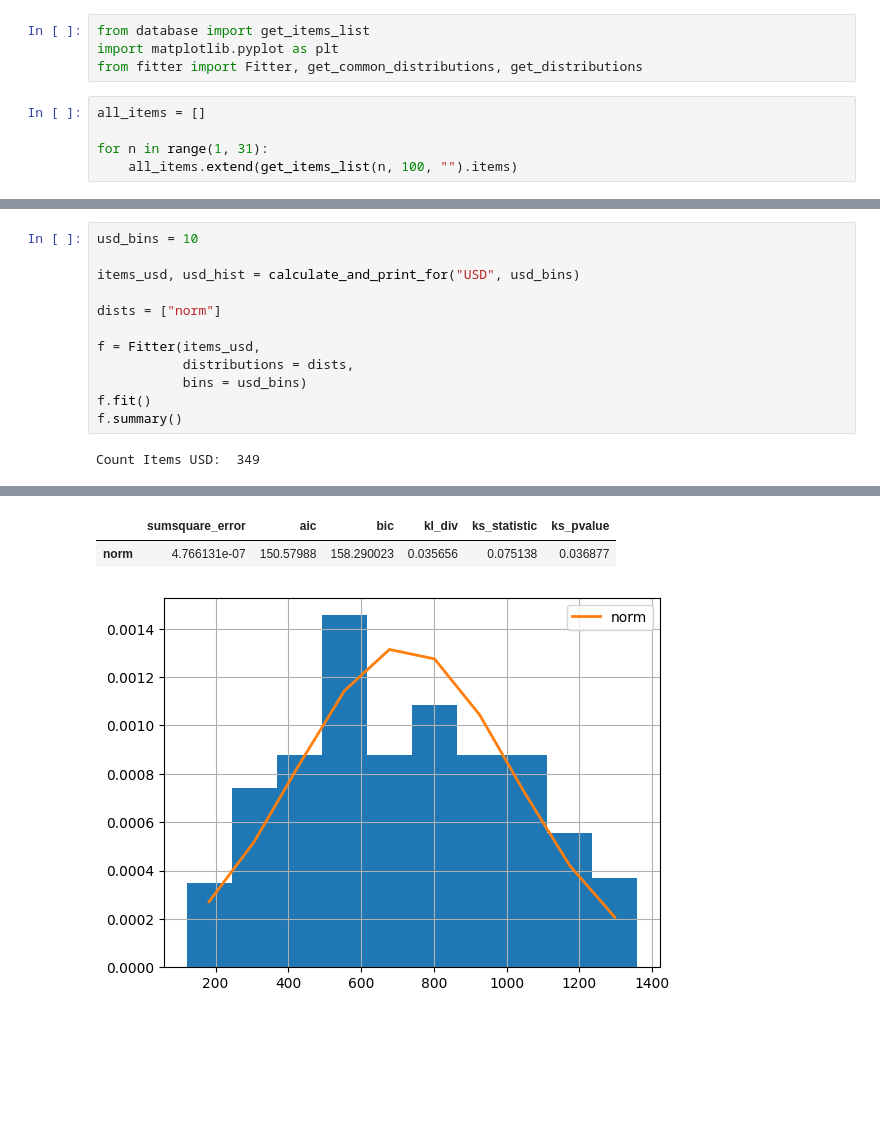
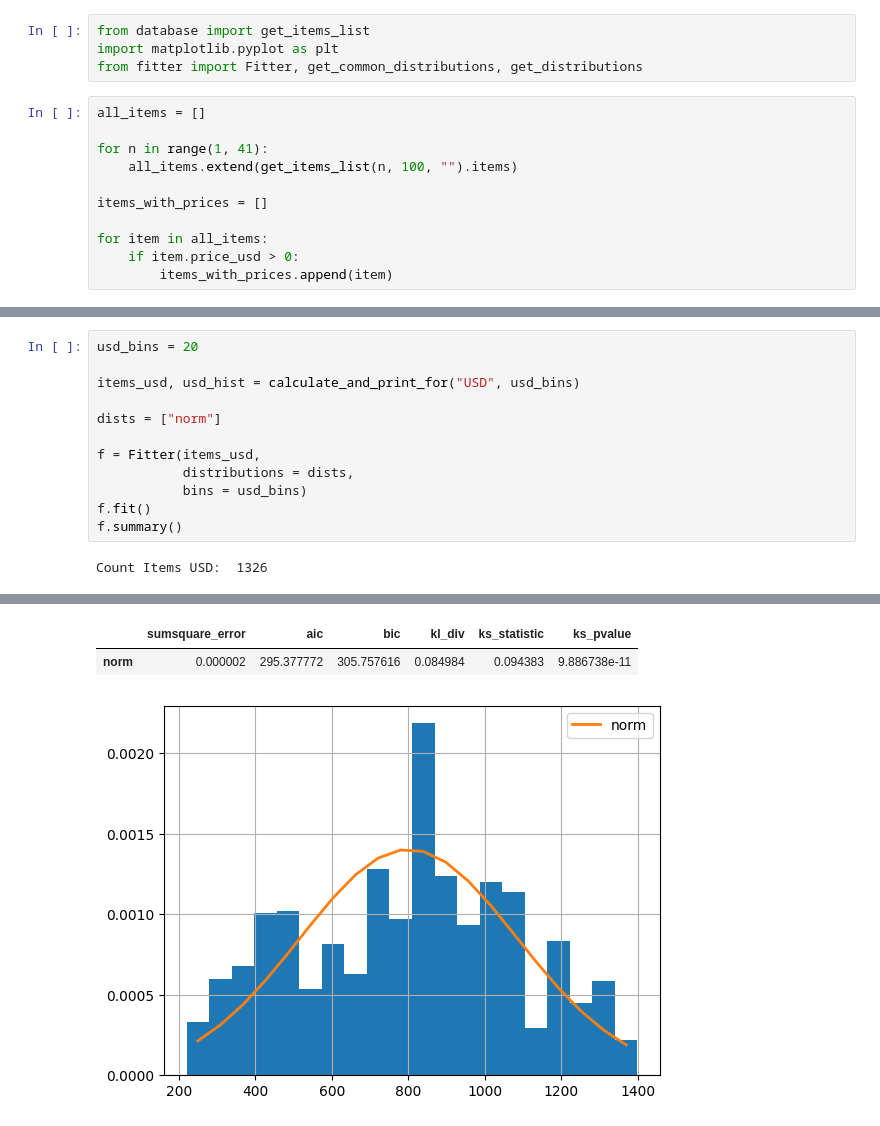
Before and after one commit to romayengineer/marketface, a Jupyter notebook: plot_items_by_price.ipynb, the cells around one changed output, grey strips where cells are left out. Drawn from its saved outputs; the diff is of its cells as text; blank space fills up the shorter version.

```diff
--- a/plot_items_by_price.ipynb
+++ b/plot_items_by_price.ipynb
@@ -5,8 +5,14 @@ from fitter import Fitter, get_common_distributions, get_distributions
 # %%
 all_items = []
 
-for n in range(1, 31):
+for n in range(1, 41):
     all_items.extend(get_items_list(n, 100, "").items)
+
+items_with_prices = []
+
+for item in all_items:
+    if item.price_usd > 0:
+        items_with_prices.append(item)
 # %%
 def wanted_items_by_usd(isUsd):
     def wanted_items(item):
@@ -78,5 +120,5 @@ def calculate_and_print_for(currency, bins):
 # %%
-usd_bins = 10
+usd_bins = 20
 
 items_usd, usd_hist = calculate_and_print_for("USD", usd_bins)
 
@@ -88,4 +130,4 @@ f = Fitter(items_usd,
 f.fit()
 f.summary()
 # %% [output]
-Count Items USD:  349
+Count Items USD:  1326
@@ -93,6 +135,6 @@ Count Items USD:  349
 |  | sumsquare_error | aic | bic | kl_div | ks_statistic | ks_pvalue |
-| norm | 4.766131e-07 | 150.57988 | 158.290023 | 0.035656 | 0.075138 | 0.036877 |
+| norm | 0.000002 | 295.377772 | 305.757616 | 0.084984 | 0.094383 | 9.886738e-11 |
-[figure, old version]
+[figure, new version]
 # %%
 ars_bins = 30
 
```
Also changed, not shown: parts of 5 cells of this notebook, 5 other files.
